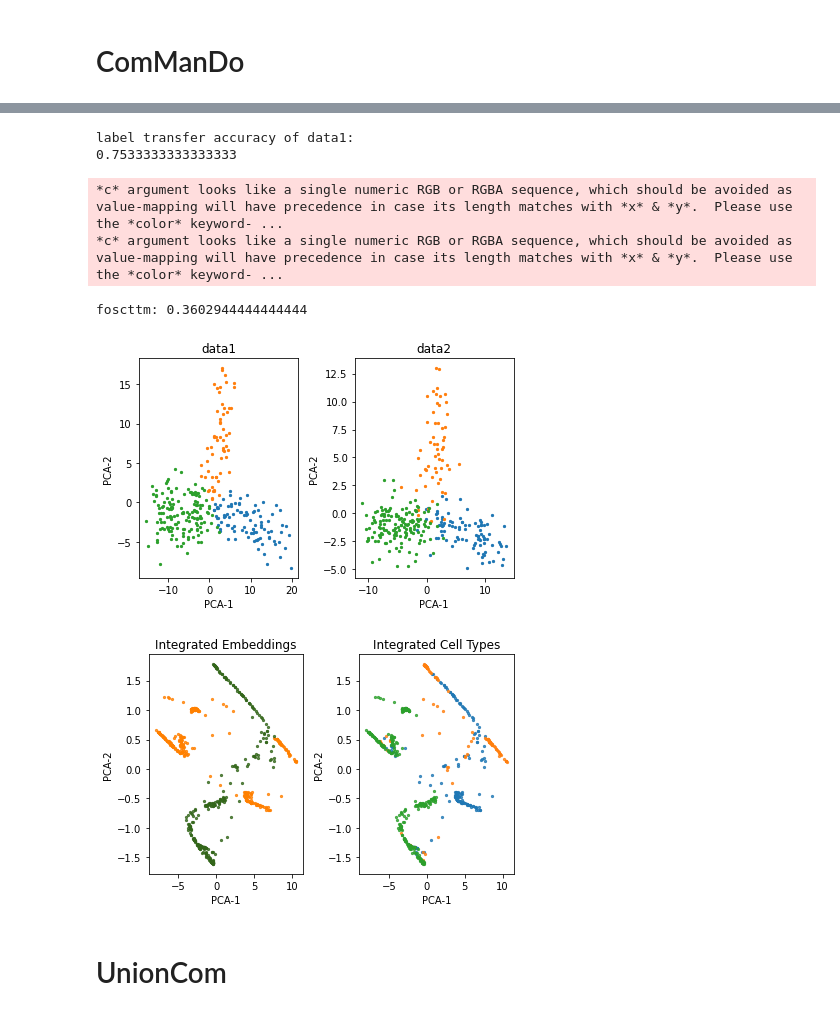
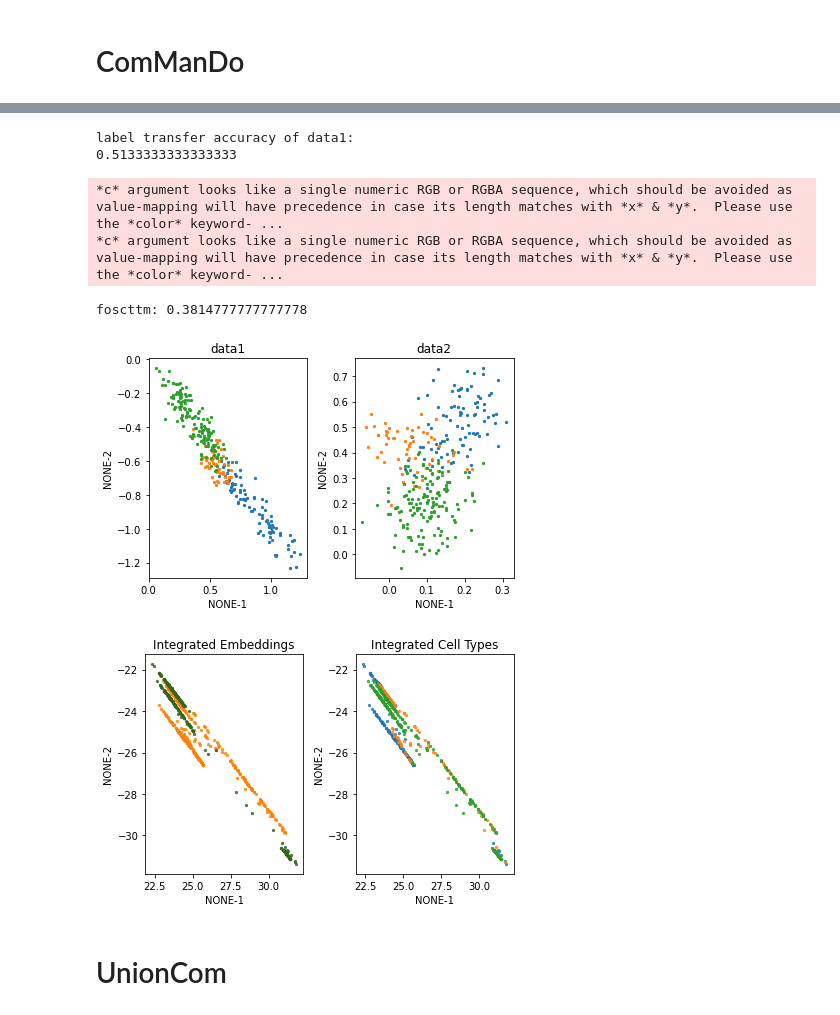
Before and after one commit to Oafish1/JAMIE, a Jupyter notebook: examples/MMD-MA-simulation.ipynb, the cells around one changed output, grey strips where cells are left out. Cells and saved outputs as stored; diff of their text form; code cells hidden in the pictures.

```diff
--- a/examples/MMD-MA-simulation.ipynb
+++ b/examples/MMD-MA-simulation.ipynb
@@ -40,15 +40,15 @@ Total: 36.83511361899946
 # %%
 cm.test_LabelTA(cm_data, [type1,type2])
 cm.test_closer(cm_data)
-cm.Visualize([data1,data2], cm_data, [type1,type2], mode='PCA')
+cm.Visualize([data1,data2], cm_data, [type1,type2], mode=None)
 # %% [output]
 label transfer accuracy of data1:
-0.7533333333333333
+0.5133333333333333
 *c* argument looks like a single numeric RGB or RGBA sequence, which should be avoided as value-mapping will have precedence in case its length matches with *x* & *y*.  Please use the *color* keyword- ...
 *c* argument looks like a single numeric RGB or RGBA sequence, which should be avoided as value-mapping will have precedence in case its length matches with *x* & *y*.  Please use the *color* keyword- ...
-foscttm: 0.3602944444444444
+foscttm: 0.3814777777777778
-[figure, old version]
+[figure, new version]
-[figure, old version]
+[figure, new version]
 # %% [markdown]
 # UnionCom
 # %%
```
Also changed, not shown: parts of 4 cells of this notebook, 4 other files.
